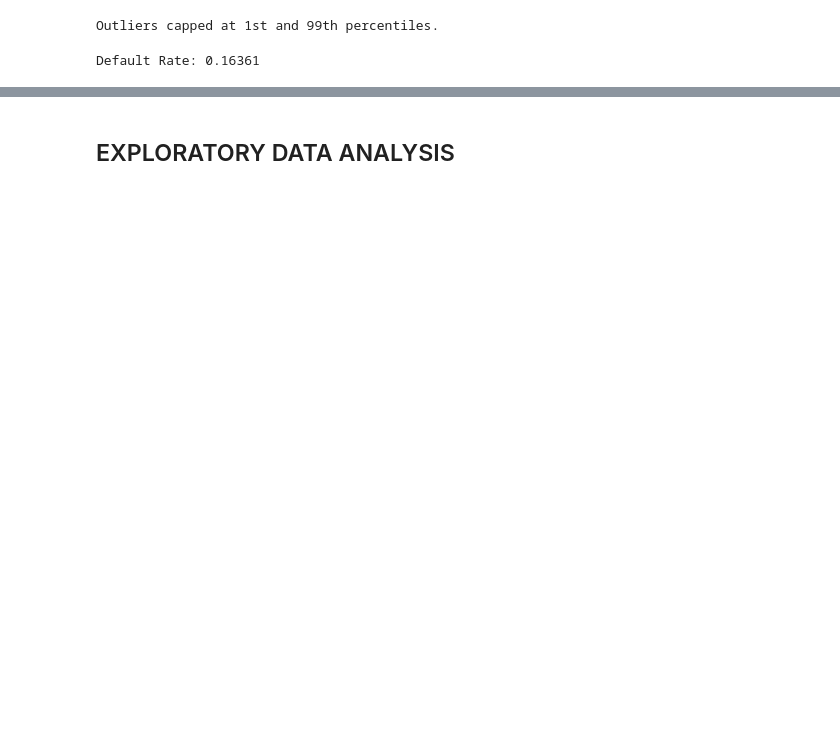
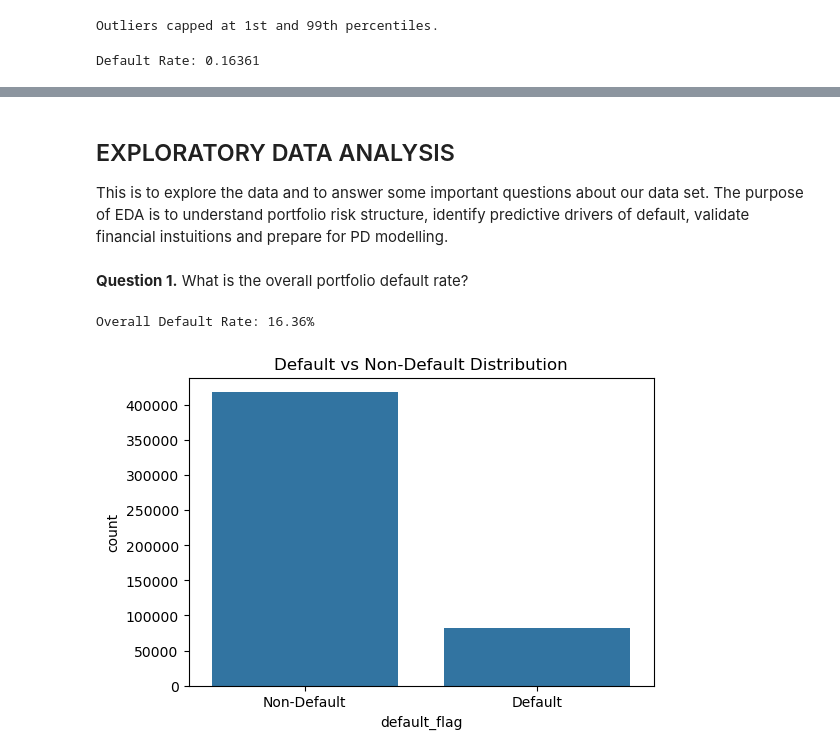
Before and after one commit to EAhadzi-byte/RISK-ANALYSIS, a Jupyter notebook: RISK ANALYSIS.ipynb, the cells around one changed output, grey strips where cells are left out. Drawn from its saved outputs; the diff is of its cells as text; code cells hidden in the pictures; blank space fills up the shorter version.

```diff
--- a/RISK ANALYSIS.ipynb
+++ b/RISK ANALYSIS.ipynb
@@ -208,3 +183,20 @@ df['default_flag'] = df['loan_status'].isin(default_states).astype(int)
 print("Default Rate:", df['default_flag'].mean())
 # %% [output]
 Default Rate: 0.16361
+# %%
+# Remove leakege columns
+
+leakage_columns = [
+    'total_pymnt',
+    'total_rec_prncp',
+    'total_rec_int',
+    'recoveries',
+    'collection_recovery_fee',
+    'last_pymnt_amnt',
+    'last_pymnt_d']
+
+df = df.drop(columns=
+             [col for col in leakage_columns
+              if col in df.columns])
+
+print("Leakage columns removed.")
@@ -237,2 +233,22 @@ This enables estimation of Probability of Default (PD) using supervised learning
 # %% [markdown]
 ## EXPLORATORY DATA ANALYSIS
+This is to explore the data and to answer some important questions about our data set. The purpose of EDA is to understand portfolio risk structure, identify predictive drivers of default, validate financial instuitions and prepare for PD modelling.
+# %% [markdown]
+**Question 1.** What is the overall portfolio default rate?
+# %%
+default_rate = df['default_flag'].mean()
+
+print(f"Overall Default Rate: {default_rate:.2%}")
+# %% [output]
+Overall Default Rate: 16.36%
+# %%
+import seaborn as sns
+import matplotlib.pyplot as plt
+
+plt.figure(figsize=(6,4))
+sns.countplot(x='default_flag', data=df)
+plt.title("Default vs Non-Default Distribution")
+plt.xticks([0,1], ["Non-Default","Default"])
+plt.show()
+# %% [output]
+[figure, added]
```
Also changed, not shown: parts of 25 cells of this notebook.
